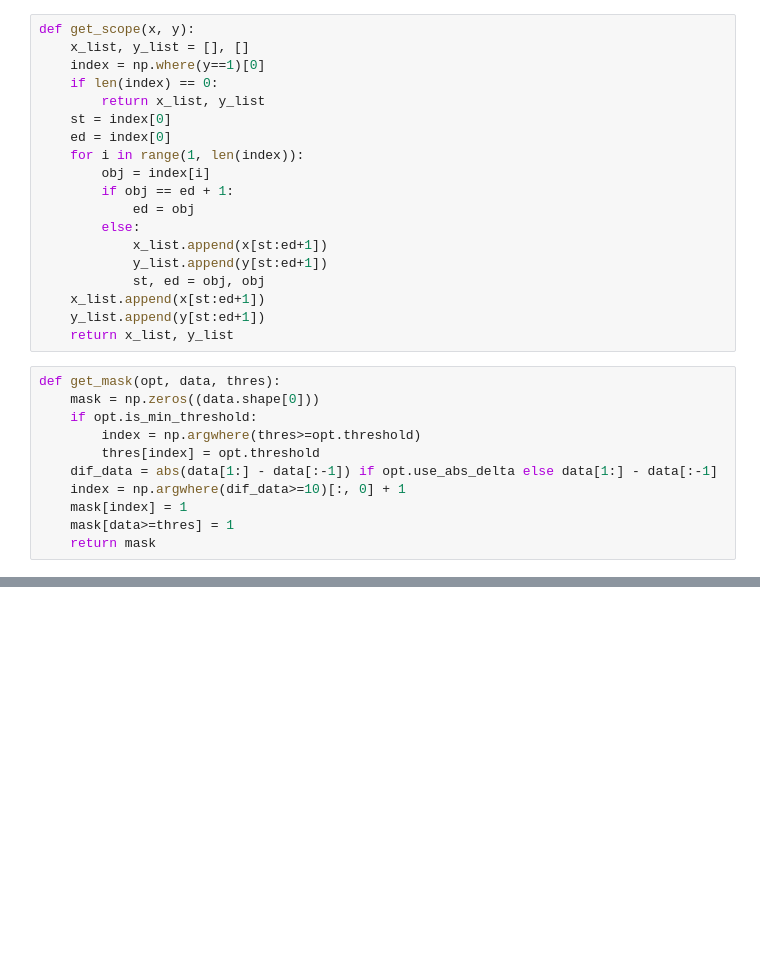
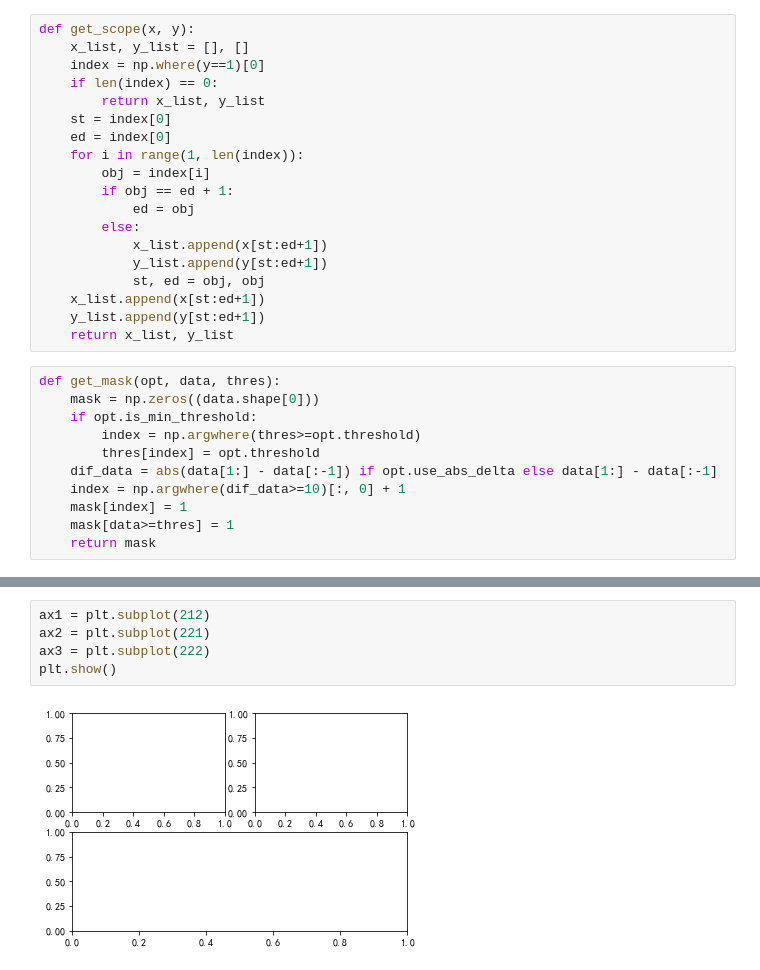
Before and after one commit to archiexdex/pm25_research, a Jupyter notebook: result_visualisation.ipynb, the cells around one changed output, grey strips where cells are left out. Cells and saved outputs as stored; diff of their text form; blank space fills up the shorter version.

```diff
--- a/result_visualisation.ipynb
+++ b/result_visualisation.ipynb
@@ -151,0 +214,7 @@ for sitename in ['左營', '復興', '頭份', '竹山', '林口', '嘉義', '
+# %%
+ax1 = plt.subplot(212)
+ax2 = plt.subplot(221)
+ax3 = plt.subplot(222)
+plt.show()
+# %% [output]
+[figure, added]
```
Also changed, not shown: parts of 2 cells of this notebook.
